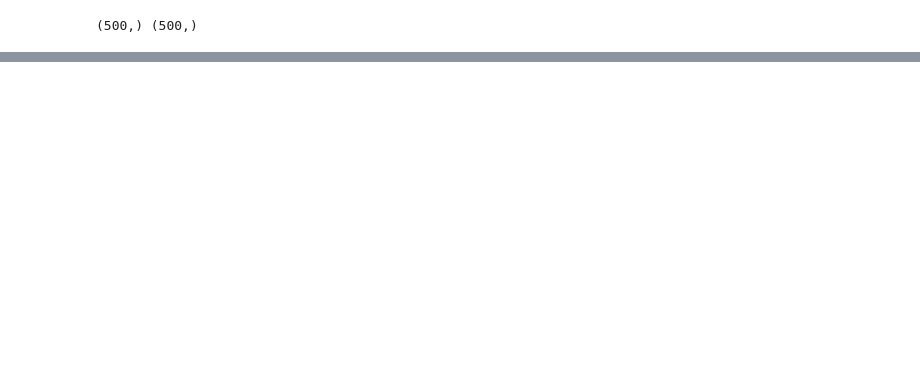
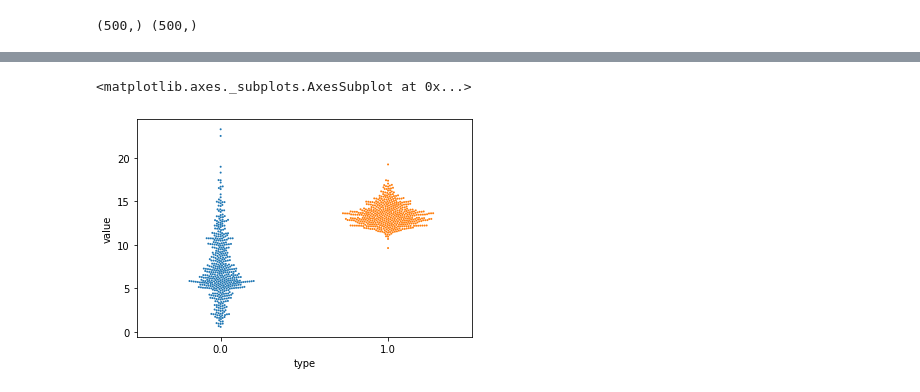
Before and after one commit to castoridaee/python-data-analysis-course, a Jupyter notebook: 1D.ipynb, the cells around one changed output, grey strips where cells are left out. Cells and saved outputs as stored; diff of their text form; code cells hidden in the pictures; blank space fills up the shorter version.

```diff
--- a/1D.ipynb
+++ b/1D.ipynb
@@ -87,0 +109,5 @@ plot.ylabel("Probability"); # semicolon suppresses the output of the last thing
+# %%
+sns.swarmplot(x="type", y="value", data=dataset, size=2)
+# %% [output]
+<matplotlib.axes._subplots.AxesSubplot at 0x...>
+[figure, added]
```
Also changed, not shown: parts of 14 cells of this notebook.
